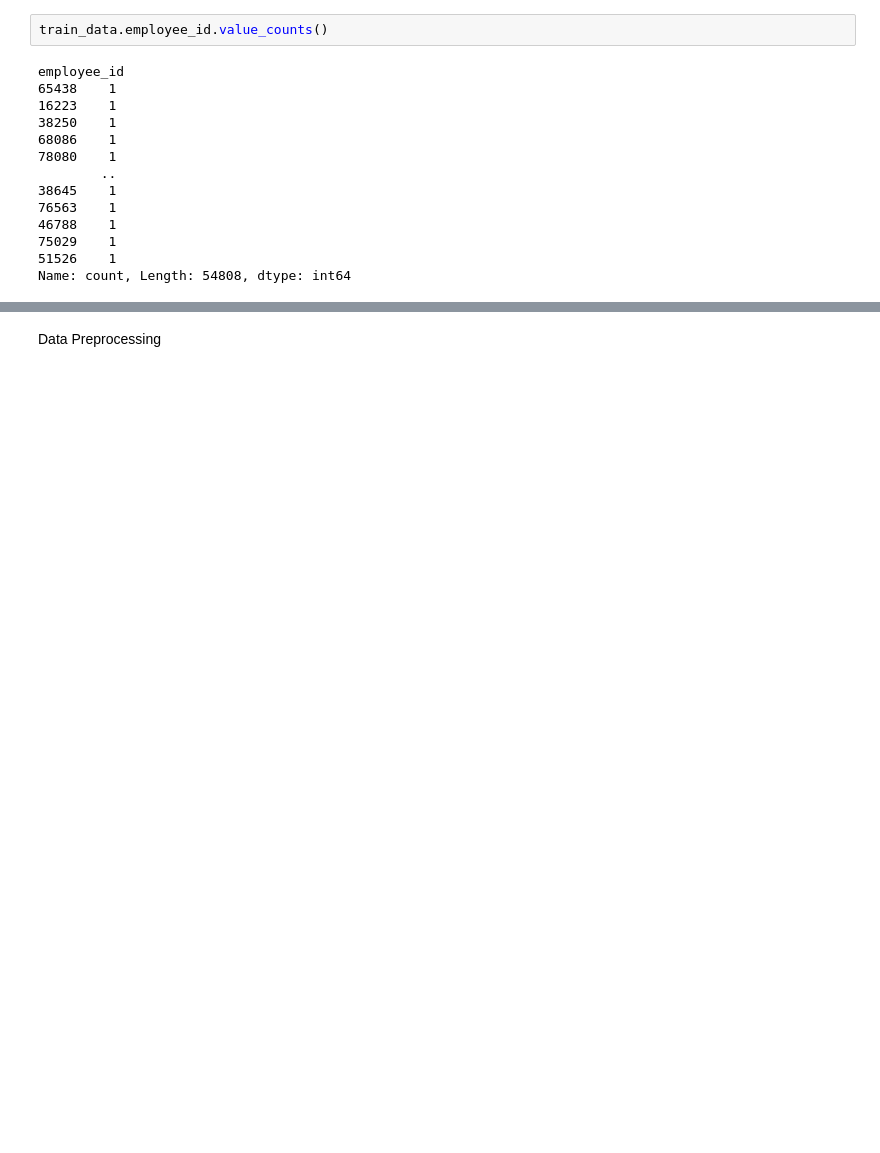
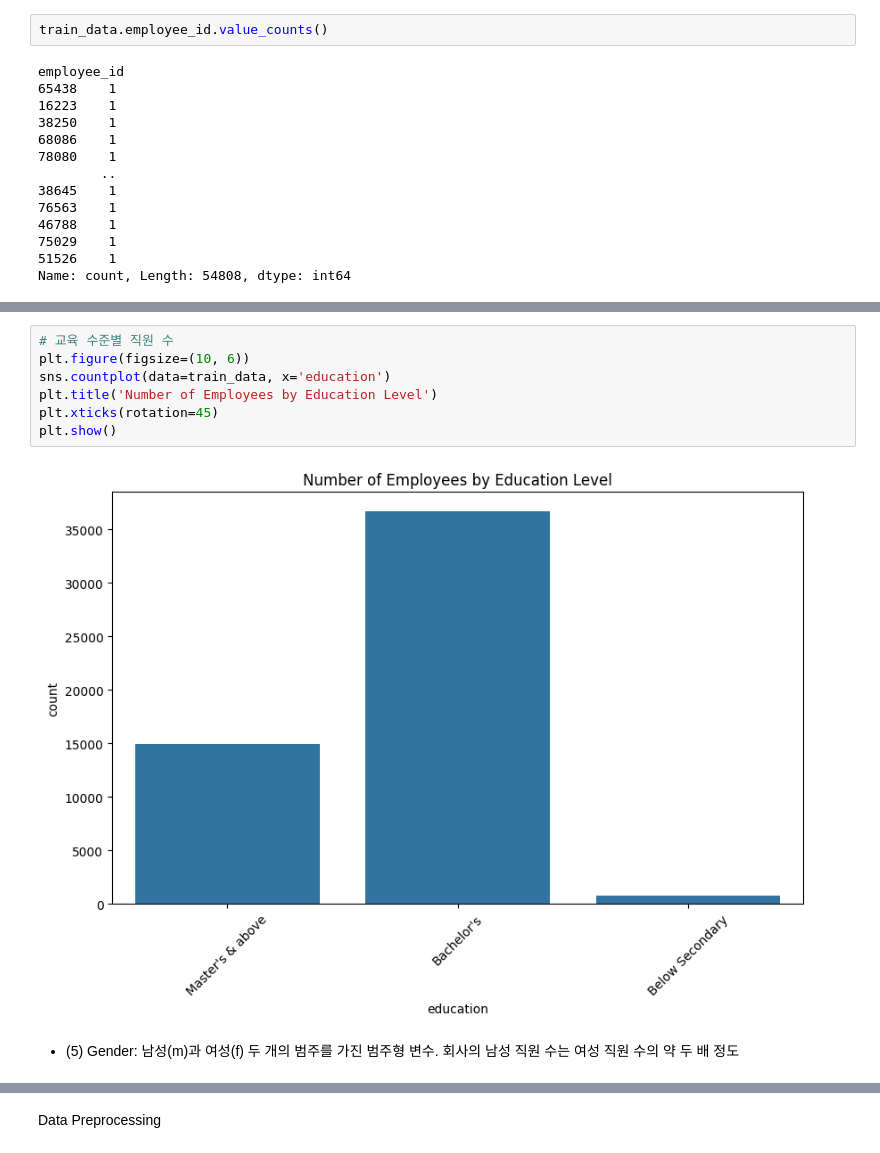
Before and after one commit to Myeongjuuu/Machine-DeepLearning-with-Kaggle, a Jupyter notebook: Projects/HR Analytics/HR_Analytics.ipynb, the cells around one changed output, grey strips where cells are left out. Saved outputs shown, nothing was run; the diff lists cells and outputs as text; blank space fills up the shorter version.

```diff
--- a/Projects/HR Analytics/HR_Analytics.ipynb
+++ b/Projects/HR Analytics/HR_Analytics.ipynb
@@ -226,0 +218,11 @@ plt.show()
+# %%
+# 교육 수준별 직원 수
+plt.figure(figsize=(10, 6))
+sns.countplot(data=train_data, x='education')
+plt.title('Number of Employees by Education Level')
+plt.xticks(rotation=45)
+plt.show()
+# %% [output]
+[figure, added]
+# %% [markdown]
+- (5) Gender: 남성(m)과 여성(f) 두 개의 범주를 가진 범주형 변수. 회사의 남성 직원 수는 여성 직원 수의 약 두 배 정도
```
Also changed, not shown: parts of 203 cells of this notebook.
